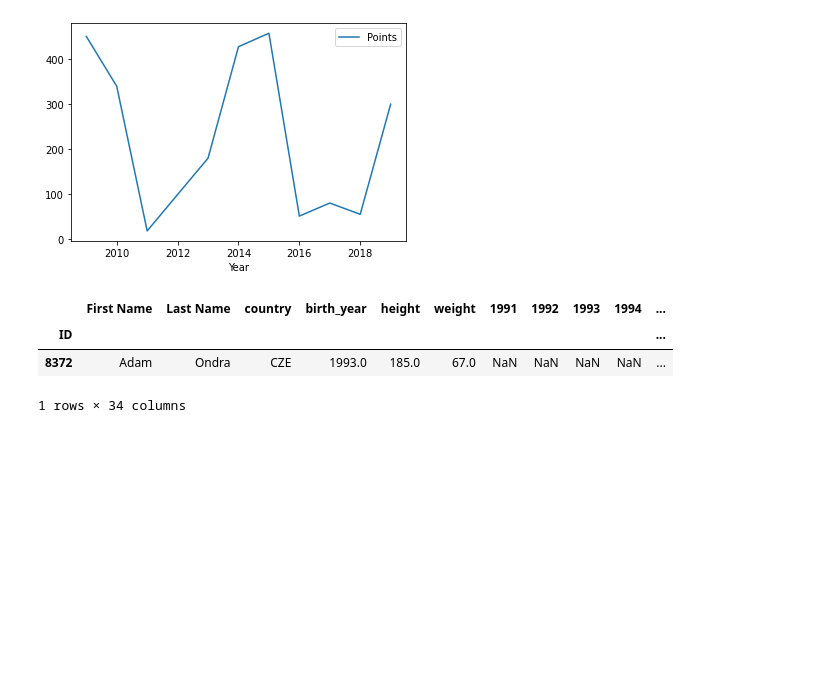
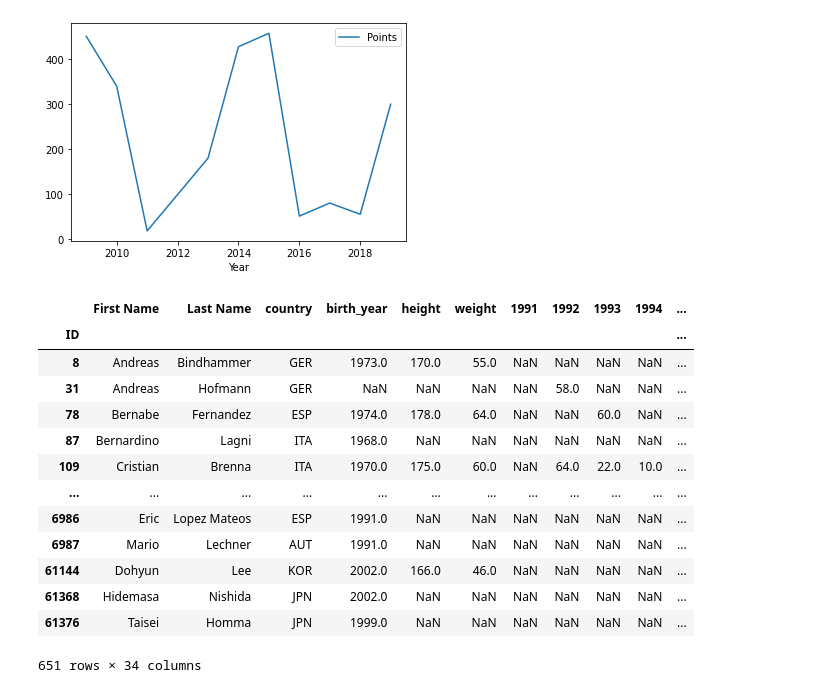
Before and after one commit to eabrouwer3/operation-whirling-dervish, a Jupyter notebook: cleaning/data_cleaning.ipynb, the cells around one changed output. Saved outputs shown, nothing was run; the diff lists cells and outputs as text; code cells hidden in the pictures; blank space fills up the shorter version.

```diff
--- a/cleaning/data_cleaning.ipynb
+++ b/cleaning/data_cleaning.ipynb
@@ -236,16 +236,27 @@ merged
 # %%
 dataframes = {}
 for event in ['lead', 'boulder', 'speed']:
     for gender in ['MEN', 'WOMEN']:
         filtered = clean_rankings[clean_rankings['Event'] == event]
         filtered = filtered[filtered['Gender'] == gender]
         filtered = filtered.pivot_table(values='Rank', index='ID', columns='Year')
         dataframes[f'{event}_{gender.lower()}'] = athletes.merge(filtered, on='ID')
 
 lead_men = dataframes['lead_men']
-lead_men[lead_men.index == 8372]
+# lead_men[lead_men.index == 8372]
+lead_men
 # %% [output]
 |  | First Name | Last Name | country | birth_year | height | weight | 1991 | 1992 | 1993 | 1994 | ... |
 | ID |  |  |  |  |  |  |  |  |  |  | ... |
-| 8372 | Adam | Ondra | CZE | 1993.0 | 185.0 | 67.0 | NaN | NaN | NaN | NaN | ... |
+| 8 | Andreas | Bindhammer | GER | 1973.0 | 170.0 | 55.0 | NaN | NaN | NaN | NaN | ... |
+| 31 | Andreas | Hofmann | GER | NaN | NaN | NaN | NaN | 58.0 | NaN | NaN | ... |
+| 78 | Bernabe | Fernandez | ESP | 1974.0 | 178.0 | 64.0 | NaN | NaN | 60.0 | NaN | ... |
+| 87 | Bernardino | Lagni | ITA | 1968.0 | NaN | NaN | NaN | NaN | NaN | NaN | ... |
+| 109 | Cristian | Brenna | ITA | 1970.0 | 175.0 | 60.0 | NaN | 64.0 | 22.0 | 10.0 | ... |
+| ... | ... | ... | ... | ... | ... | ... | ... | ... | ... | ... | ... |
+| 6986 | Eric | Lopez Mateos | ESP | 1991.0 | NaN | NaN | NaN | NaN | NaN | NaN | ... |
+| 6987 | Mario | Lechner | AUT | 1991.0 | NaN | NaN | NaN | NaN | NaN | NaN | ... |
+| 61144 | Dohyun | Lee | KOR | 2002.0 | 166.0 | 46.0 | NaN | NaN | NaN | NaN | ... |
+| 61368 | Hidemasa | Nishida | JPN | 2002.0 | NaN | NaN | NaN | NaN | NaN | NaN | ... |
+| 61376 | Taisei | Homma | JPN | 1999.0 | NaN | NaN | NaN | NaN | NaN | NaN | ... |
-1 rows × 34 columns
+651 rows × 34 columns
```
